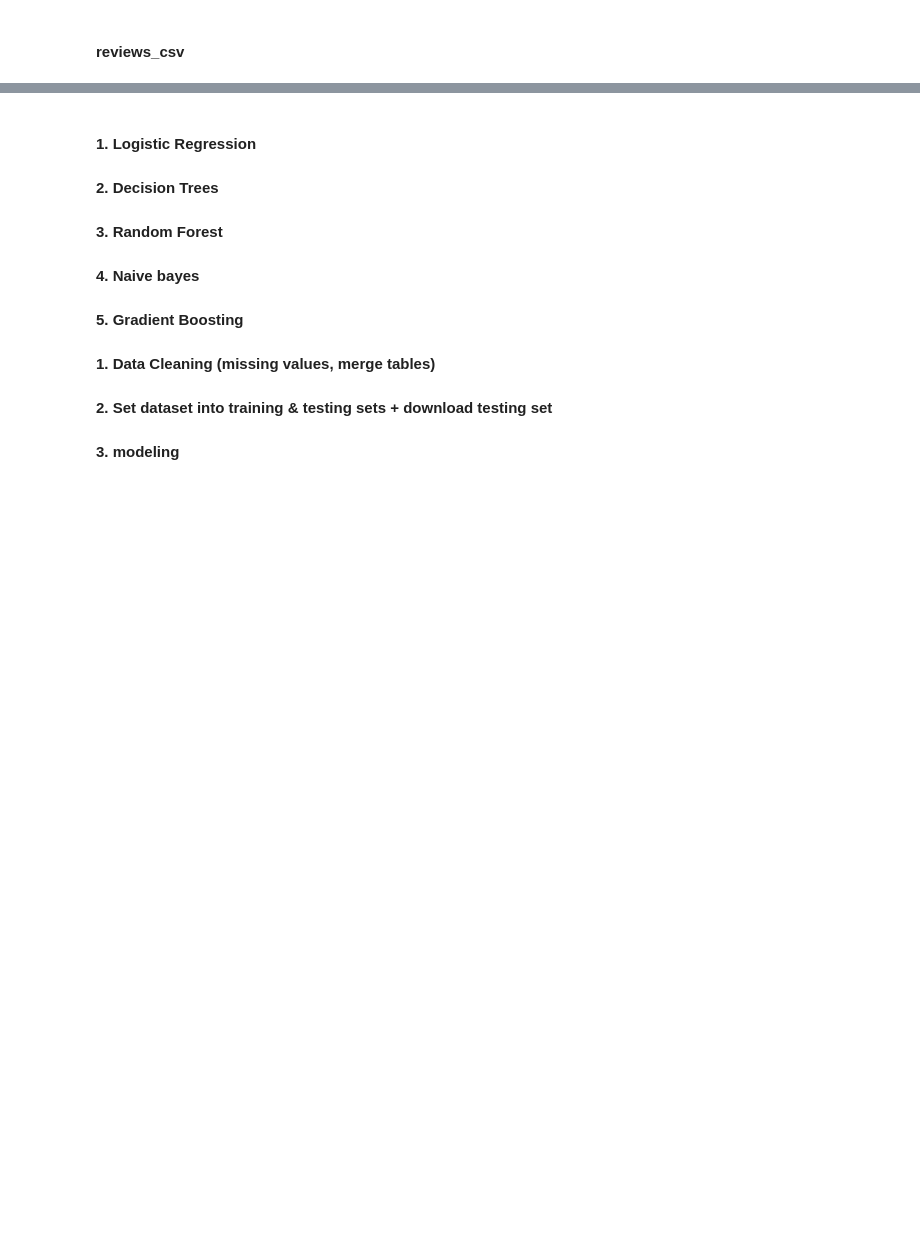
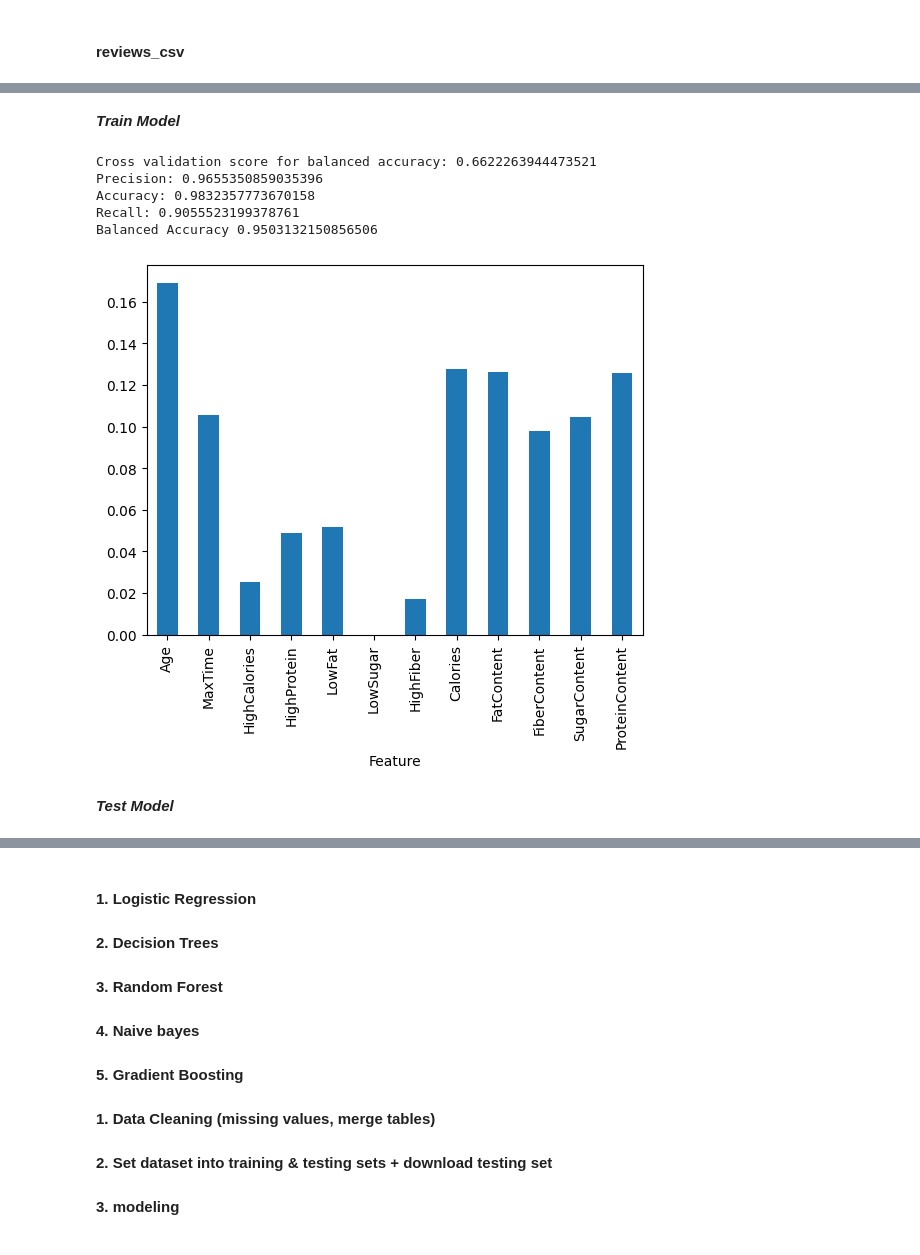
Before and after one commit to MittmannM/AnalyticsCupTUM, a Jupyter notebook: AC.ipynb, the cells around one changed output, grey strips where cells are left out. Saved outputs shown, nothing was run; the diff lists cells and outputs as text; code cells hidden in the pictures; blank space fills up the shorter version.

Commit message:
Tried random forrest classifier 67% balanced accuracy added example files

```diff
--- a/AC.ipynb
+++ b/AC.ipynb
@@ -159,3 +159,5 @@ reviews_csv["Like"] = reviews_csv["Like"].astype("boolean")
 review_with_diet = pd.merge(reviews_csv, diet_csv, on="CustomerId", how="inner") # 97381 entries
 #merge diet + review + request
 review_diet_with_request = pd.merge(review_with_diet, requests_csv, on=["CustomerId", "RecipeId"], how="inner") # 97381 entries
+
+review_diet_request_with_recipe = pd.merge(review_diet_with_request, recipes_csv, on=["RecipeId"], how="inner") # 97381 entries
@@ -177,0 +171,5 @@ review_diet_with_request
+# %%
+# Split dataset
+from sklearn.model_selection import train_test_split
+
+train_df, test_df = train_test_split(review_diet_request_with_recipe, test_size=0.20, stratify=review_diet_request_with_recipe['Like'], random_state=2024)
@@ -177,0 +196,45 @@ review_diet_with_request
+# %% [markdown]
+***Train Model***
+# %%
+from sklearn.model_selection import cross_val_score
+from sklearn.metrics import accuracy_score, balanced_accuracy_score, precision_score, recall_score
+from sklearn.ensemble import RandomForestClassifier
+
+train_model = RandomForestClassifier(n_estimators=5, max_features=4, random_state=2024)
+
+X = train_df.drop(columns=["Like", "CustomerId", "RecipeId", "Name", "RecipeCategory", "Diet", "TotalTimeNeeded"])
+y = train_df["Like"]
+
+train_model.fit(X,y)
+
+# Calculate balanced accuracy
+pred = train_model.predict(X)
+score = np.mean(cross_val_score(train_model, X, y, cv=4, scoring="balanced_accuracy"))
+print("Cross validation score for balanced accuracy: " + str(score))
+
+train_model.fit(X, y)
+
+# Report scores on final model
+y_pred = train_model.predict(X)
+print("Precision:", precision_score(y, y_pred))
+print("Accuracy:", accuracy_score(y, y_pred))
+print("Recall:", recall_score(y, y_pred))
+print("Balanced Accuracy", balanced_accuracy_score(y, y_pred))
+# %% [output]
+Cross validation score for balanced accuracy: 0.6622263944473521
+Precision: 0.9655350859035396
+Accuracy: 0.9832357773670158
+Recall: 0.9055523199378761
+Balanced Accuracy 0.9503132150856506
+# %%
+# Plot feature importance
+
+importance_values = train_model.feature_importances_
+importance_df = pd.DataFrame({'Feature': X.columns, 'Importance': importance_values})
+imp_plot = importance_df.plot(kind='bar', x='Feature', y='Importance', legend=False)
+imp_plot.plot()
+plt.show()
+# %% [output]
+[figure, added]
+# %% [markdown]
+***Test Model***
```
Also changed, not shown: parts of 6 cells of this notebook, 1 other file.
